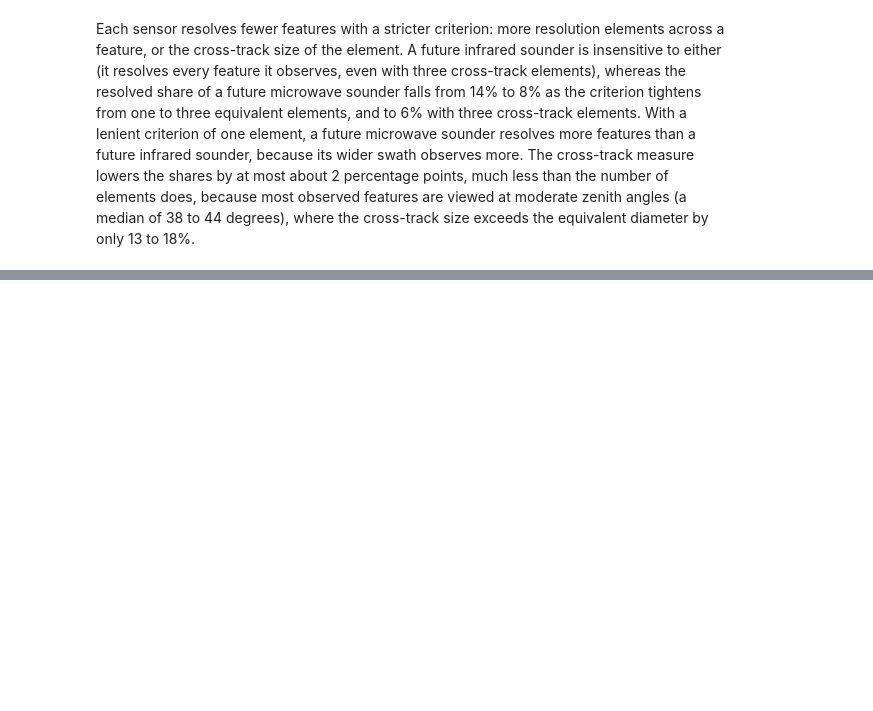
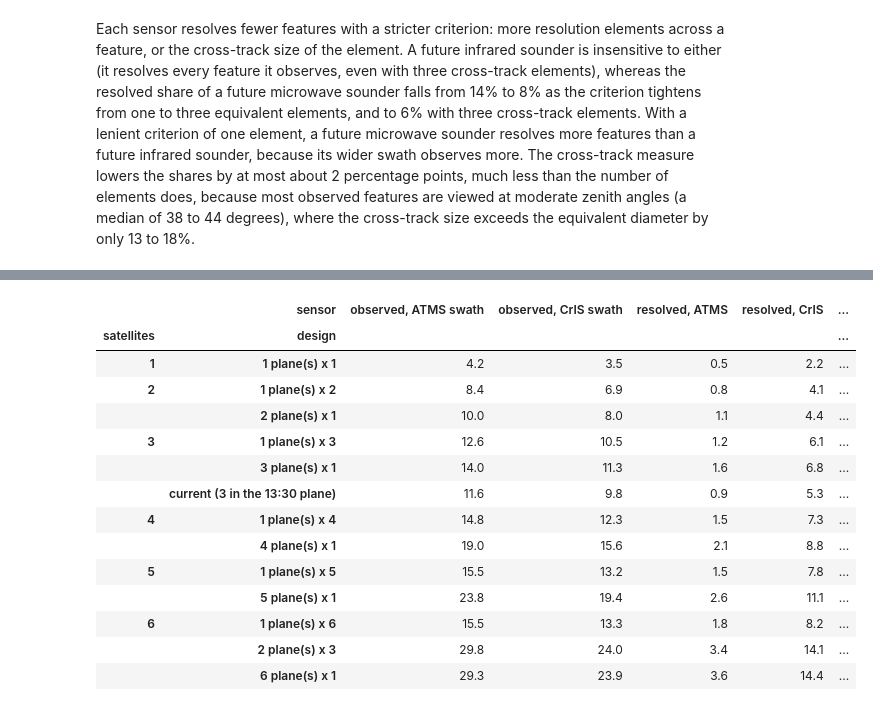
Before and after one commit to code-lab-org/tatc, a Jupyter notebook: docs/examples/RunOSSEMonsoon.ipynb, the cells around one changed output, grey strips where cells are left out. Drawn from its saved outputs; the diff is of its cells as text; code cells hidden in the pictures; blank space fills up the shorter version.

```diff
--- a/docs/examples/RunOSSEMonsoon.ipynb
+++ b/docs/examples/RunOSSEMonsoon.ipynb
@@ -533,0 +574,73 @@ Each sensor resolves fewer features with a stricter criterion: more resolution e
+# %%
+from datetime import time as time_of_day
+
+from tatc.schemas import SunSynchronousOrbit
+
+TRADE_DURATION = timedelta(days=14)
+N_DRAWS = 6  # random phases of the satellites in their planes, per design
+# designs (planes, satellites per plane): all in one plane, one per plane, and 6 satellites in 2 planes
+DESIGNS = [(1, n) for n in range(1, 7)] + [(n, 1) for n in range(2, 7)] + [(2, 3)]
+
+
+def constellation(n_planes, per_plane, rng):
+    """Satellites in n_planes sun-synchronous planes at 830 km, whose ascending equator crossing times are spread evenly
+    over 12 hours from 13:30, with per_plane satellites evenly spaced in each plane at a random phase."""
+    members = []
+    for p in range(n_planes):
+        hours = (13.5 + 12 * p / n_planes) % 24
+        crossing = time_of_day(int(hours), round(60 * (hours % 1)) % 60)
+        phase = rng.uniform(0, 360)
+        for s in range(per_plane):
+            orbit = SunSynchronousOrbit(
+                altitude=830e3,
+                equator_crossing_time=crossing,
+                epoch=start,
+                true_anomaly=(phase + 360 * s / per_plane) % 360,
+            )
+            members.append(
+                Satellite(
+                    name=f"plane {p + 1} satellite {s + 1}",
+                    orbit=orbit,
+                    instruments=[swath_instrument("ATMS"), swath_instrument("CrIS")],
+                )
+            )
+    return members
+
+
+def evaluate(members, features):
+    """The share (%) of the features that each sensor observes and resolves, flown on the members."""
+    tracks = collect_tracks(members, TRADE_DURATION)
+    looks = collect_looks(tracks, features, {member.name: member.orbit for member in members})
+    return assess(looks, features).groupby("sensor")[["observed", "resolved"]].mean().mul(100)
+
+
+trade_features = find_features(load_nature(TRADE_DURATION))
+rng = np.random.default_rng(0)
+trade = pd.concat(
+    [
+        evaluate(constellation(n_planes, per_plane, rng), trade_features).assign(
+            planes=n_planes, per_plane=per_plane, draw=draw
+        )
+        for n_planes, per_plane in DESIGNS
+        for draw in range(N_DRAWS)
+    ]
+).reset_index()
+trade["satellites"] = trade.planes * trade.per_plane
+trade["design"] = trade.planes.astype(str) + " plane(s) x " + trade.per_plane.astype(str)
+# the current constellation over the same two weeks, for reference
+current = evaluate(satellites, trade_features).assign(satellites=3, design="current (3 in the 13:30 plane)")
+
+# features observed (by each swath) and resolved (by each sensor), % of all features, averaged over the draws
+trade_summary = pd.concat([trade, current.reset_index()]).pivot_table(
+    index=["satellites", "design"], columns="sensor", values=["observed", "resolved"]
+)
+trade_summary = pd.concat(
+    [
+        trade_summary["observed"][["ATMS", "CrIS"]].add_prefix("observed, ").add_suffix(" swath"),
+        trade_summary["resolved"][sensors.index].add_prefix("resolved, "),
+    ],
+    axis=1,
+)
+print(f"{len(trade_features)} features in {TRADE_DURATION.days} days")
+trade_summary.round(1)
+# %% [output]
@@ -533,0 +648,15 @@ Each sensor resolves fewer features with a stricter criterion: more resolution e
+|  | sensor | observed, ATMS swath | observed, CrIS swath | resolved, ATMS | resolved, CrIS | ... |
+| satellites | design |  |  |  |  | ... |
+| 1 | 1 plane(s) x 1 | 4.2 | 3.5 | 0.5 | 2.2 | ... |
+| 2 | 1 plane(s) x 2 | 8.4 | 6.9 | 0.8 | 4.1 | ... |
+|  | 2 plane(s) x 1 | 10.0 | 8.0 | 1.1 | 4.4 | ... |
+| 3 | 1 plane(s) x 3 | 12.6 | 10.5 | 1.2 | 6.1 | ... |
+|  | 3 plane(s) x 1 | 14.0 | 11.3 | 1.6 | 6.8 | ... |
+|  | current (3 in the 13:30 plane) | 11.6 | 9.8 | 0.9 | 5.3 | ... |
+| 4 | 1 plane(s) x 4 | 14.8 | 12.3 | 1.5 | 7.3 | ... |
+|  | 4 plane(s) x 1 | 19.0 | 15.6 | 2.1 | 8.8 | ... |
+| 5 | 1 plane(s) x 5 | 15.5 | 13.2 | 1.5 | 7.8 | ... |
+|  | 5 plane(s) x 1 | 23.8 | 19.4 | 2.6 | 11.1 | ... |
+| 6 | 1 plane(s) x 6 | 15.5 | 13.3 | 1.8 | 8.2 | ... |
+|  | 2 plane(s) x 3 | 29.8 | 24.0 | 3.4 | 14.1 | ... |
+|  | 6 plane(s) x 1 | 29.3 | 23.9 | 3.6 | 14.4 | ... |
```
Also changed, not shown: parts of 16 cells of this notebook.
